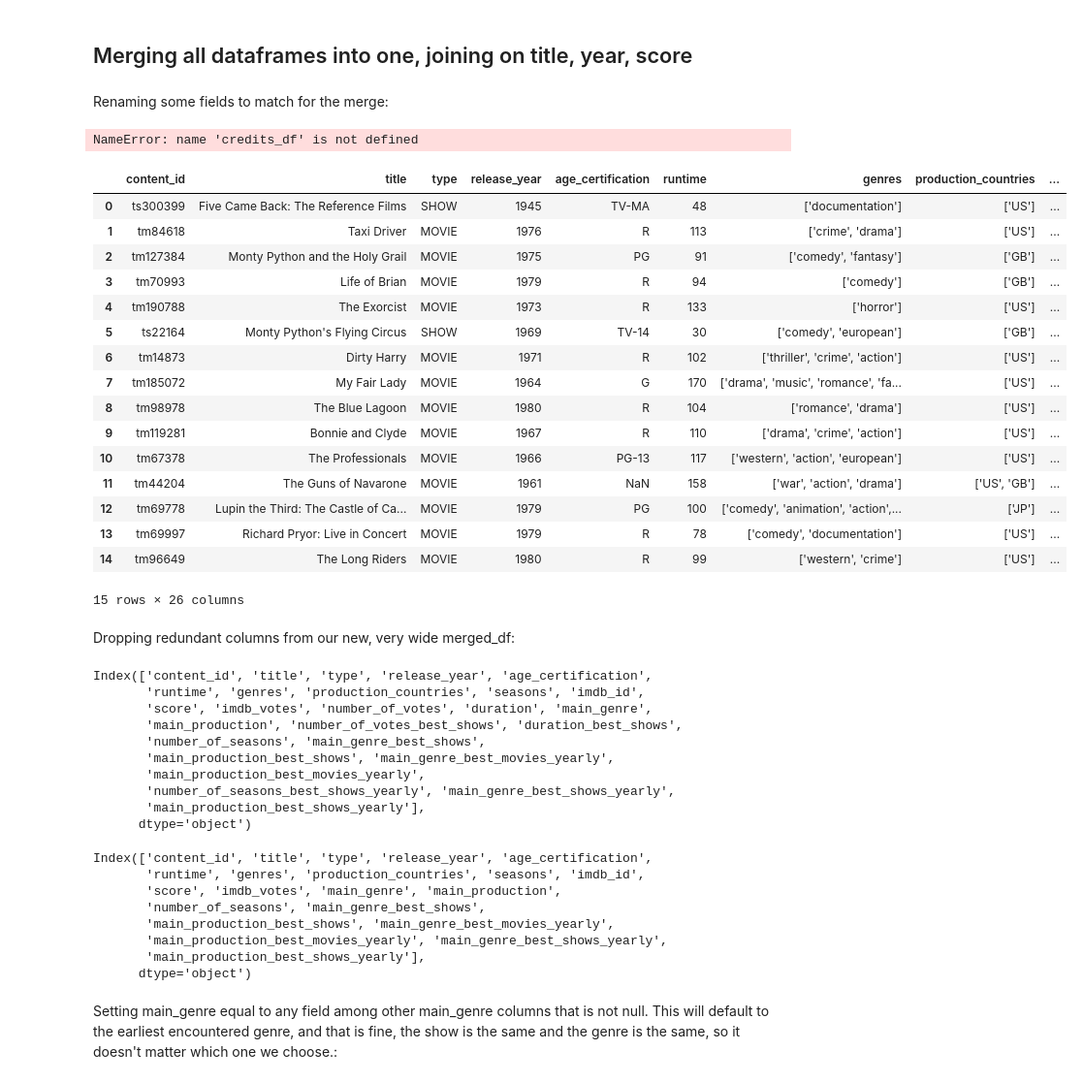
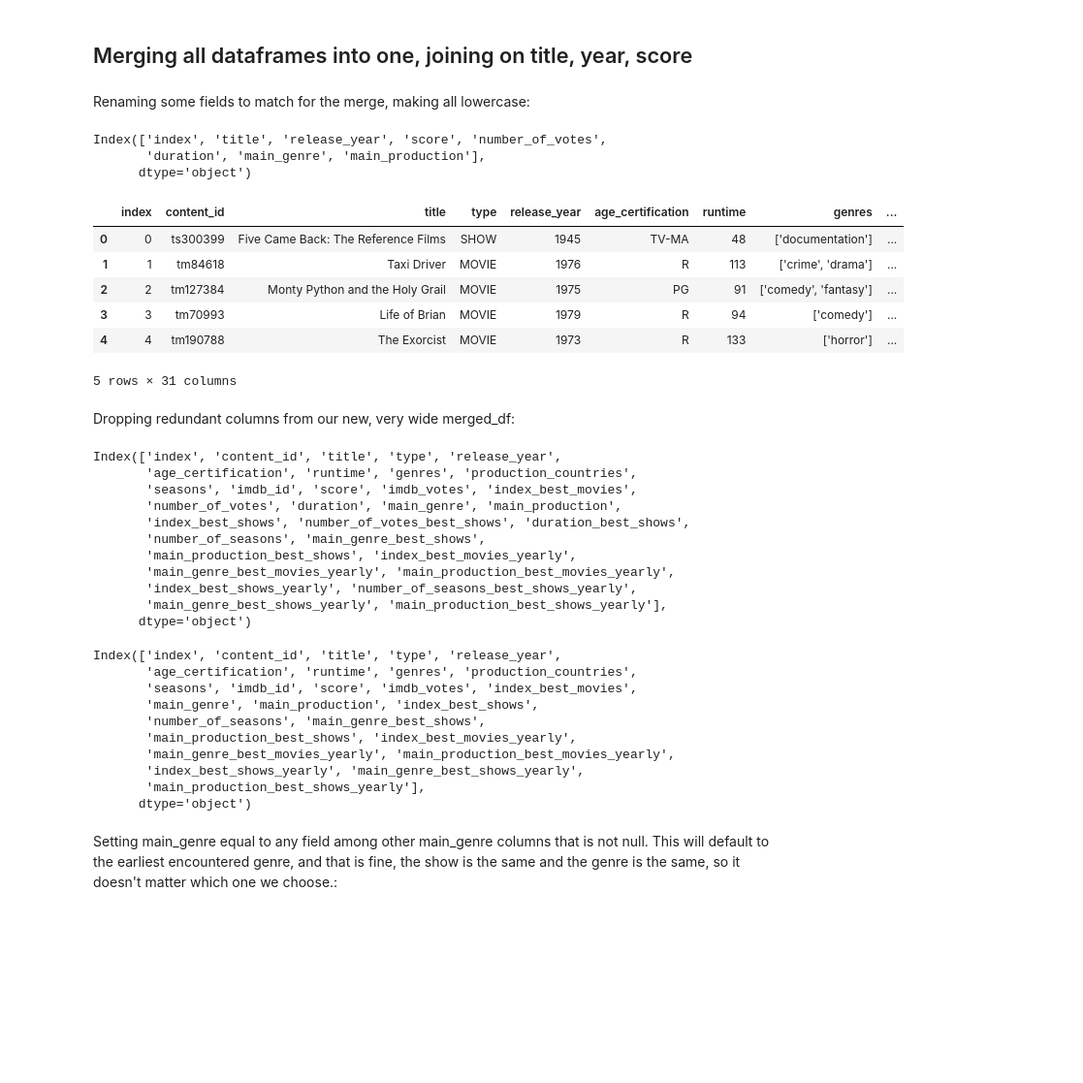
Before and after one commit to codeslp/recommender_db, a Jupyter notebook: src/etl/preparation_2.ipynb, the cells around one changed output. Shown at 97% size. Drawn from its saved outputs; the diff is of its cells as text; code cells hidden in the pictures; blank space fills up the shorter version.

Commit message:
created db tables in preparation nb

```diff
--- a/src/etl/preparation_2.ipynb
+++ b/src/etl/preparation_2.ipynb
@@ -24,77 +28,85 @@ The sql extension is already loaded. To reload it, use:
+# %%
+best_shows_df = pd.read_csv('/Users/bfaris96/Desktop/turing-proj/recommender_db/data/best_shows.csv')
+best_movies_df = pd.read_csv('/Users/bfaris96/Desktop/turing-proj/recommender_db/data/Best_Movies.csv')
+best_movies_yearly_df = pd.read_csv('/Users/bfaris96/Desktop/turing-proj/recommender_db/data/Best_Movie_Yearly.csv')
+best_shows_yearly_df = pd.read_csv('/Users/bfaris96/Desktop/turing-proj/recommender_db/data/Best_Show_Yearly.csv')
+credits_df = pd.read_csv('/Users/bfaris96/Desktop/turing-proj/recommender_db/data/raw_credits.csv')
+titles_df = pd.read_csv('/Users/bfaris96/Desktop/turing-proj/recommender_db/data/raw_titles.csv')
 # %% [markdown]
 # Implementing new schema:
 # %% [markdown]
 ## Merging all dataframes into one, joining on title, year, score
 # %% [markdown]
-Renaming some fields to match for the merge:
+Renaming some fields to match for the merge, making all lowercase:
 # %%
 dfs = [credits_df, titles_df]
 for df in dfs:
     df.rename(columns={'id':'content_id', 'imdb_score':'score'}, inplace=True)
+
+all_dfs = [best_shows_df, best_movies_df, best_movies_yearly_df, best_shows_yearly_df, credits_df, titles_df]
+for df in all_dfs:
+    df.rename(columns=lambda x: x.lower(), inplace=True)
-# %% [output]
-NameError: name 'credits_df' is not defined
+# %%
+best_movies_df.columns
+# %% [output]
+Index(['index', 'title', 'release_year', 'score', 'number_of_votes',
+       'duration', 'main_genre', 'main_production'],
+      dtype='object')
 # %%
 merged_df = titles_df.merge(best_movies_df,
                             on=['title', 'release_year', 'score'],
                             how='left',
                             suffixes=('', '_best_movies'))\
                      .merge(best_shows_df,
                             on=['title', 'release_year', 'score'],
                             how='left',
                             suffixes=('', '_best_shows'))\
                      .merge(best_movies_yearly_df,
                             on=['title', 'release_year', 'score'],
                             how='left',
                             suffixes=('', '_best_movies_yearly'))\
                      .merge(best_shows_yearly_df,
                             on=['title', 'release_year', 'score'],
                             how='left',
                             suffixes=('', '_best_shows_yearly'))
 
-merged_df.head(15)
+merged_df.head(5)
 # %% [output]
-|  | content_id | title | type | release_year | age_certification | runtime | genres | production_countries | ... |
-| 0 | ts300399 | Five Came Back: The Reference Films | SHOW | 1945 | TV-MA | 48 | ['documentation'] | ['US'] | ... |
-| 1 | tm84618 | Taxi Driver | MOVIE | 1976 | R | 113 | ['crime', 'drama'] | ['US'] | ... |
-| 2 | tm127384 | Monty Python and the Holy Grail | MOVIE | 1975 | PG | 91 | ['comedy', 'fantasy'] | ['GB'] | ... |
-| 3 | tm70993 | Life of Brian | MOVIE | 1979 | R | 94 | ['comedy'] | ['GB'] | ... |
-| 4 | tm190788 | The Exorcist | MOVIE | 1973 | R | 133 | ['horror'] | ['US'] | ... |
-| 5 | ts22164 | Monty Python's Flying Circus | SHOW | 1969 | TV-14 | 30 | ['comedy', 'european'] | ['GB'] | ... |
-| 6 | tm14873 | Dirty Harry | MOVIE | 1971 | R | 102 | ['thriller', 'crime', 'action'] | ['US'] | ... |
-| 7 | tm185072 | My Fair Lady | MOVIE | 1964 | G | 170 | ['drama', 'music', 'romance', 'fa... | ['US'] | ... |
-| 8 | tm98978 | The Blue Lagoon | MOVIE | 1980 | R | 104 | ['romance', 'drama'] | ['US'] | ... |
-| 9 | tm119281 | Bonnie and Clyde | MOVIE | 1967 | R | 110 | ['drama', 'crime', 'action'] | ['US'] | ... |
-| 10 | tm67378 | The Professionals | MOVIE | 1966 | PG-13 | 117 | ['western', 'action', 'european'] | ['US'] | ... |
-| 11 | tm44204 | The Guns of Navarone | MOVIE | 1961 | NaN | 158 | ['war', 'action', 'drama'] | ['US', 'GB'] | ... |
-| 12 | tm69778 | Lupin the Third: The Castle of Ca... | MOVIE | 1979 | PG | 100 | ['comedy', 'animation', 'action',... | ['JP'] | ... |
-| 13 | tm69997 | Richard Pryor: Live in Concert | MOVIE | 1979 | R | 78 | ['comedy', 'documentation'] | ['US'] | ... |
-| 14 | tm96649 | The Long Riders | MOVIE | 1980 | R | 99 | ['western', 'crime'] | ['US'] | ... |
+|  | index | content_id | title | type | release_year | age_certification | runtime | genres | ... |
+| 0 | 0 | ts300399 | Five Came Back: The Reference Films | SHOW | 1945 | TV-MA | 48 | ['documentation'] | ... |
+| 1 | 1 | tm84618 | Taxi Driver | MOVIE | 1976 | R | 113 | ['crime', 'drama'] | ... |
+| 2 | 2 | tm127384 | Monty Python and the Holy Grail | MOVIE | 1975 | PG | 91 | ['comedy', 'fantasy'] | ... |
+| 3 | 3 | tm70993 | Life of Brian | MOVIE | 1979 | R | 94 | ['comedy'] | ... |
+| 4 | 4 | tm190788 | The Exorcist | MOVIE | 1973 | R | 133 | ['horror'] | ... |
-15 rows × 26 columns
+5 rows × 31 columns
 # %% [markdown]
 Dropping redundant columns from our new, very wide merged_df:
 # %%
 merged_df.columns
 # %% [output]
-Index(['content_id', 'title', 'type', 'release_year', 'age_certification',
-       'runtime', 'genres', 'production_countries', 'seasons', 'imdb_id',
-       'score', 'imdb_votes', 'number_of_votes', 'duration', 'main_genre',
-       'main_production', 'number_of_votes_best_shows', 'duration_best_shows',
+Index(['index', 'content_id', 'title', 'type', 'release_year',
+       'age_certification', 'runtime', 'genres', 'production_countries',
+       'seasons', 'imdb_id', 'score', 'imdb_votes', 'index_best_movies',
+       'number_of_votes', 'duration', 'main_genre', 'main_production',
+       'index_best_shows', 'number_of_votes_best_shows', 'duration_best_shows',
        'number_of_seasons', 'main_genre_best_shows',
-       'main_production_best_shows', 'main_genre_best_movies_yearly',
-       'main_production_best_movies_yearly',
-       'number_of_seasons_best_shows_yearly', 'main_genre_best_shows_yearly',
-       'main_production_best_shows_yearly'],
+       'main_production_best_shows', 'index_best_movies_yearly',
+       'main_genre_best_movies_yearly', 'main_production_best_movies_yearly',
+       'index_best_shows_yearly', 'number_of_seasons_best_shows_yearly',
+       'main_genre_best_shows_yearly', 'main_production_best_shows_yearly'],
       dtype='object')
 # %%
 merged_df.drop(columns=['number_of_votes_best_shows', 'duration_best_shows', 'number_of_seasons_best_shows_yearly', 'duration', 'number_of_votes'], inplace=True)
 merged_df.columns
 # %% [output]
-Index(['content_id', 'title', 'type', 'release_year', 'age_certification',
-       'runtime', 'genres', 'production_countries', 'seasons', 'imdb_id',
-       'score', 'imdb_votes', 'main_genre', 'main_production',
+Index(['index', 'content_id', 'title', 'type', 'release_year',
+       'age_certification', 'runtime', 'genres', 'production_countries',
+       'seasons', 'imdb_id', 'score', 'imdb_votes', 'index_best_movies',
+       'main_genre', 'main_production', 'index_best_shows',
        'number_of_seasons', 'main_genre_best_shows',
-       'main_production_best_shows', 'main_genre_best_movies_yearly',
-       'main_production_best_movies_yearly', 'main_genre_best_shows_yearly',
+       'main_production_best_shows', 'index_best_movies_yearly',
+       'main_genre_best_movies_yearly', 'main_production_best_movies_yearly',
+       'index_best_shows_yearly', 'main_genre_best_shows_yearly',
        'main_production_best_shows_yearly'],
       dtype='object')
 # %% [markdown]
```
Also changed, not shown: parts of 20 cells of this notebook, 1 other file.
